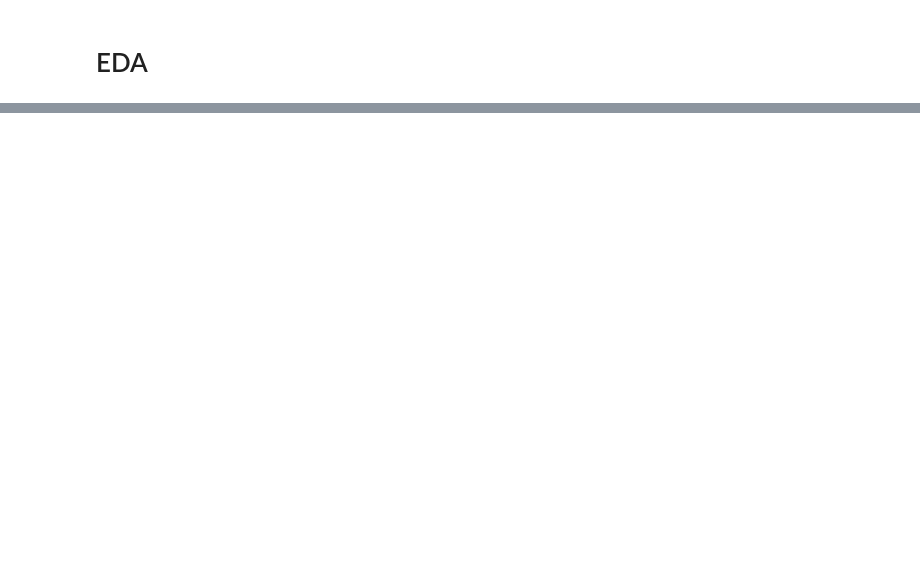
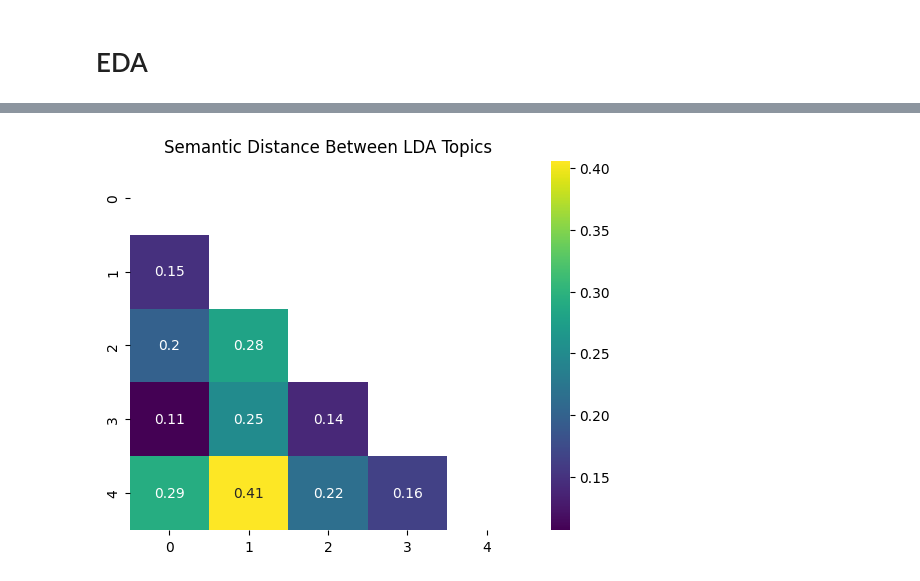
Before and after one commit to mattiacoltro/data-science-portfolio, a Jupyter notebook: [Data Science] spam-detection/spam_detection.ipynb, the cells around one changed output, grey strips where cells are left out. Saved outputs shown, nothing was run; the diff lists cells and outputs as text; code cells hidden in the pictures; blank space fills up the shorter version.

```diff
--- a/[Data Science] spam-detection/spam_detection.ipynb
+++ b/[Data Science] spam-detection/spam_detection.ipynb
@@ -107,0 +588,9 @@ df
+# %%
+dist_matrix_topics = np.array([[0.0 for _ in range(len(lda_vectors))] for _ in range(len(lda_vectors))])
+mask = np.triu(np.ones_like(dist_matrix_topics, dtype=bool))
+for t1_id, t1_vector in lda_vectors.items():
+    for t2_id, t2_vector in lda_vectors.items():
+        if t1_id < t2_id:
+            dist_matrix_topics[t1_id][t2_id] = cosine(t1_vector, t2_vector)
+            dist_matrix_topics[t2_id][t1_id] = cosine(t1_vector, t2_vector)
+            print(f"Distance Topic {t1_id}-{t2_id}: {dist_matrix_topics[t1_id][t2_id]:.3f}")
@@ -107,0 +608,6 @@ df
+# %%
+sns.heatmap(dist_matrix_topics, annot=True, cmap="viridis", mask=mask)
+plt.title("Semantic Distance Between LDA Topics")
+plt.show()
+# %% [output]
+[figure, added]
```
Also changed, not shown: parts of 59 cells of this notebook.
